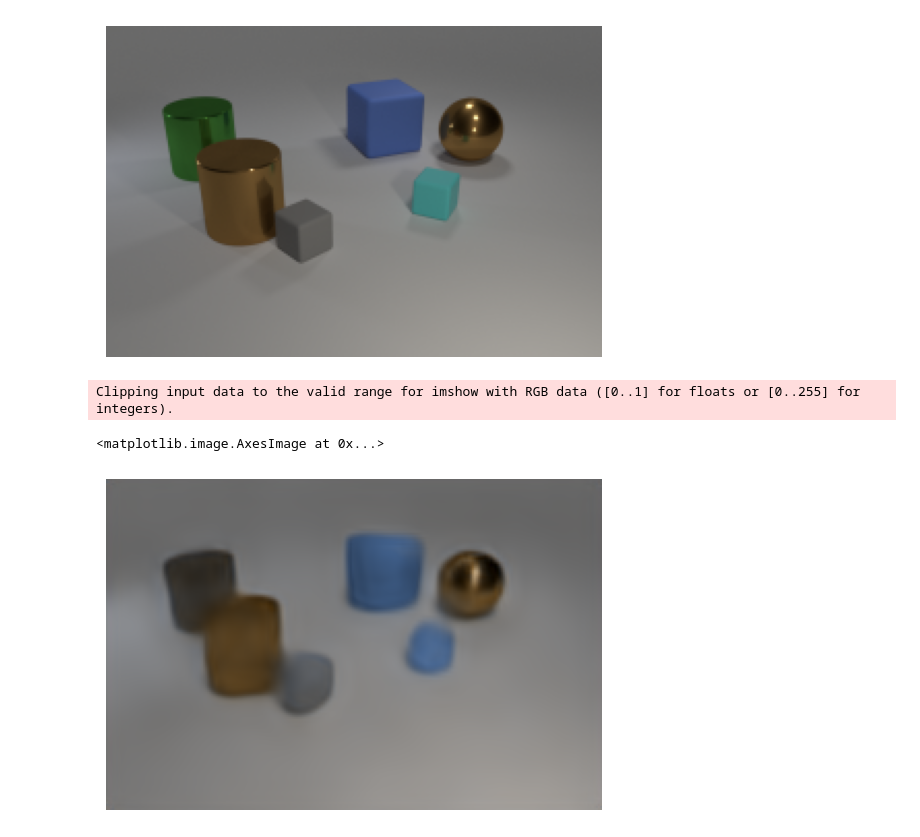
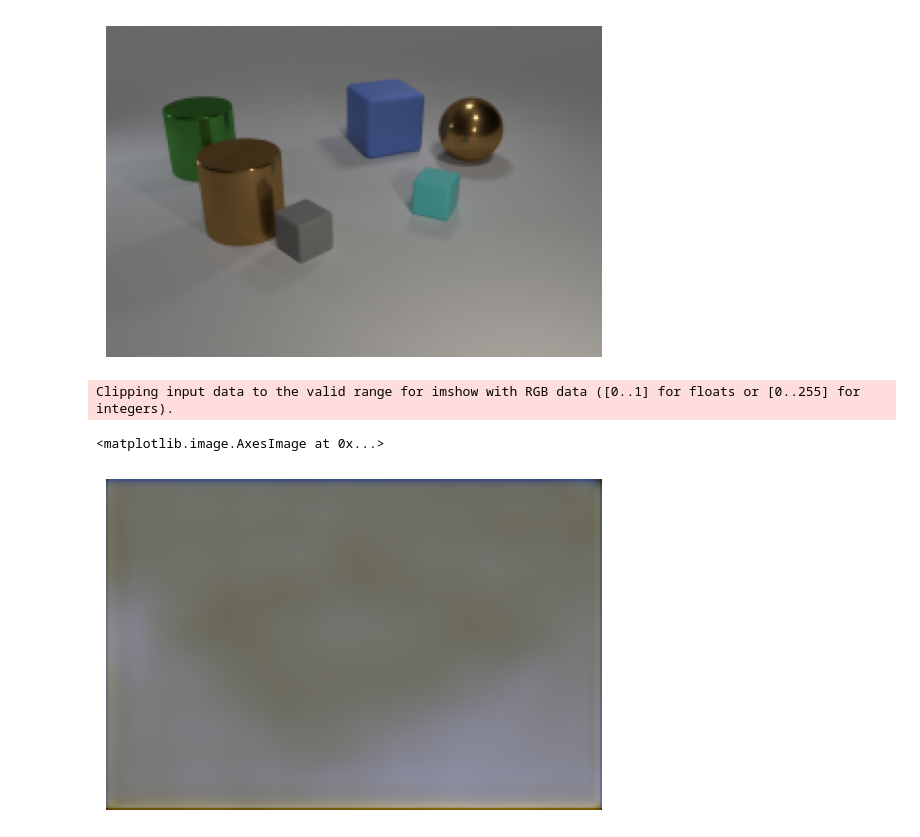
Before and after one commit to bglazer/graph_autoencoder_v2, a Jupyter notebook: perturbation.ipynb, the cells around one changed output. Drawn from its saved outputs; the diff is of its cells as text; code cells hidden in the pictures.

```diff
--- a/perturbation.ipynb
+++ b/perturbation.ipynb
@@ -14,7 +14,7 @@ from datetime import datetime
 import os
 # %%
 def to_np(tnsr):
-    return tnsr.squeeze(0).detach().cpu().numpy().transpose((1,2,0))
+    return tnsr.detach().cpu().numpy().transpose((1,2,0))
 # %%
 device='cuda:3'
 # %%
@@ -32,3 +29,5 @@ sd = torch.load('models/lgvae_20221208-0156.torch')#, map_location=device)
+# %%
+sd = torch.load('models/lgvae_20221209-0934.torch')
 # %%
 lgvae.load_state_dict(sd)
 # %% [output]
@@ -47,14 +46,14 @@ plt.imshow(to_np(image).transpose(1,0,2))
 <matplotlib.image.AxesImage at 0x...>
 [figure]
 # %%
-recon, nodes, attentions = lgvae(image.squeeze(0))#transpose(3,2).squeeze(0))
+recon, nodes, attentions = lgvae(image.squeeze(0))
 
 plt.axis('off')
-plt.imshow(to_np(recon))
+plt.imshow(to_np(recon.squeeze(0)))
 # %% [output]
 Clipping input data to the valid range for imshow with RGB data ([0..1] for floats or [0..255] for integers).
 <matplotlib.image.AxesImage at 0x...>
-[figure, old version]
+[figure, new version]
 # %%
 def remove_node(nodes, edge_index, node_idx):
     new_edges = edge_index[:,(edge_index != node_idx).sum(dim=0) == 2]
```
Also changed, not shown: parts of 5 cells of this notebook, 2 other files.
